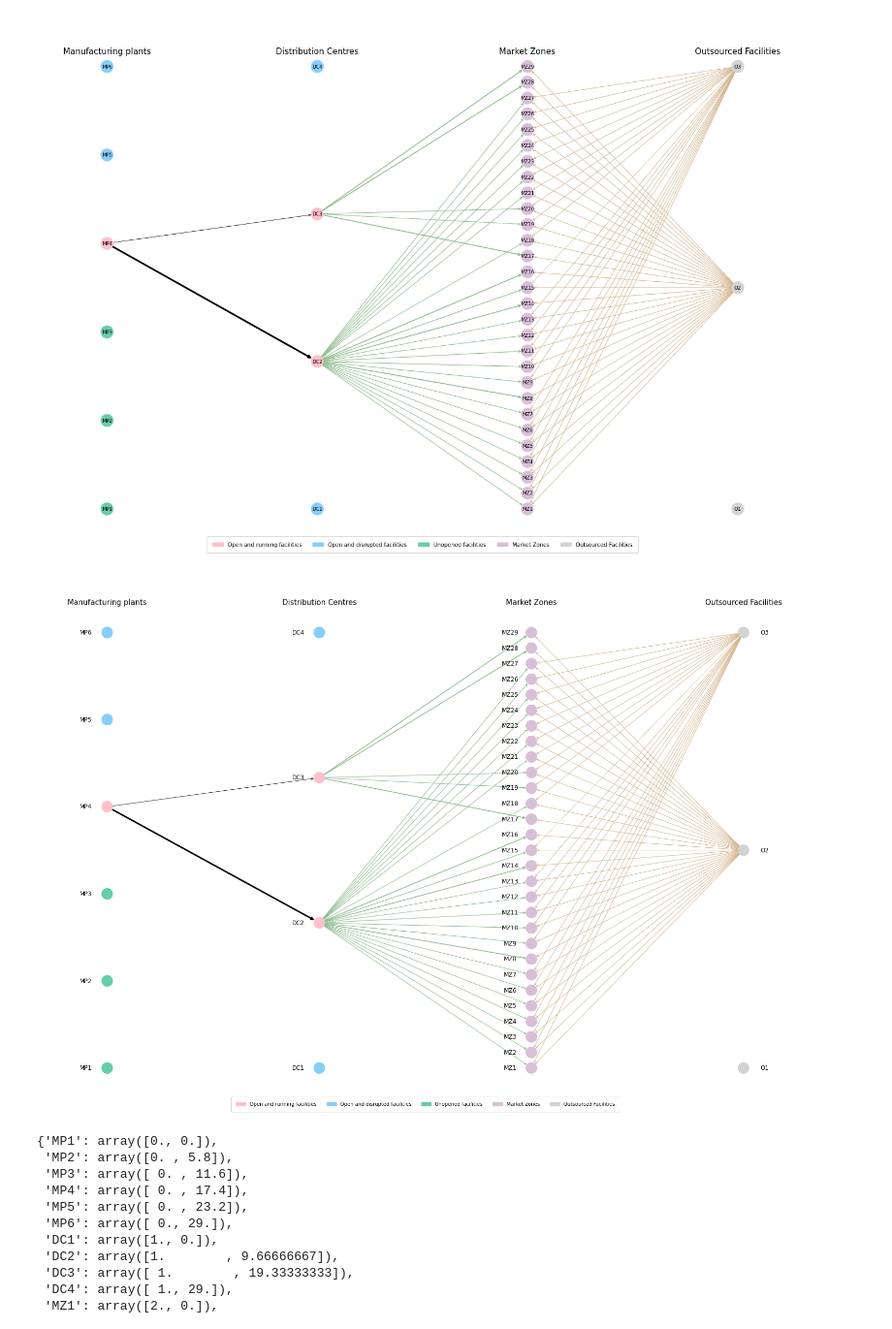
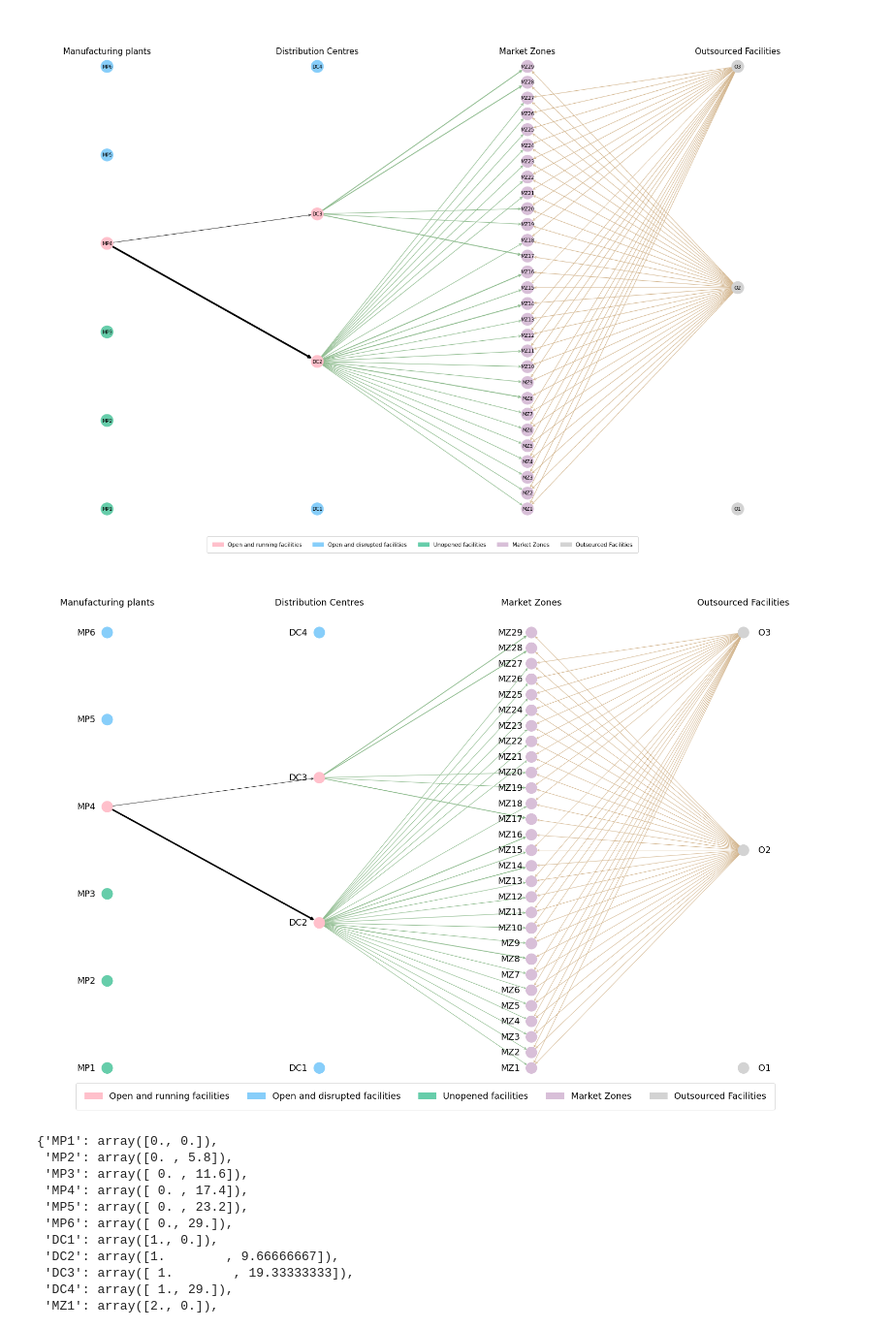
Before and after one commit to dkabe/SC_Resilience, a Jupyter notebook: Notebooks/network_visuals.ipynb, the cells around one changed output. Shown at 97% size. Saved outputs shown, nothing was run; the diff lists cells and outputs as text; code cells hidden in the pictures.

```diff
--- a/Notebooks/network_visuals.ipynb
+++ b/Notebooks/network_visuals.ipynb
@@ -324,43 +324,43 @@ for index in indices:
 
 
     nodePos = nx.shell_layout(Graph)
-    nx.draw_networkx(Graph, with_labels = False, font_size = 9, font_color = "black", node_size = 500, node_color = Node_colors, edge_color = Edge_colors, pos = Position_dic, width = Weight, arrows=True, arrowstyle = '->')
-    nx.draw_networkx_labels(Graph, labels = None, pos = Position_labels)
+    nx.draw_networkx(Graph, with_labels = False, node_size = 500, node_color = Node_colors, edge_color = Edge_colors, pos = Position_dic, width = Weight, arrows=True, arrowstyle = '->')
+    nx.draw_networkx_labels(Graph, labels = None, pos = Position_labels, font_size = 18)
 
     # Add Titles (invisible nodes to put text labels)
     position_mp = (0, 31)
     position_dc = (1, 31)
     position_mz = (2, 31)
     position_o = (3, 31)
     position_titles = [np.asarray(position_mp), np.asarray(position_dc), np.asarray(position_mz), np.asarray(position_o)]
     Graph.add_node("Manufacturing Plants")
     Graph.add_node("Distribution Centres")
     Graph.add_node("Market Zones")
     Graph.add_node("Outsourced Facilities")
     titles = ["Manufacturing plants", "Distribution Centres", "Market Zones", "Outsourced Facilities"]
     title_pos = dict(zip(titles, position_titles))
     label_titles = {}
     for node in titles:
         label_titles[node] = node
     nx.draw_networkx_nodes(Graph, nodelist= titles, pos = title_pos, node_color = "white")
-    nx.draw_networkx_labels(Graph, labels = label_titles, pos = title_pos, font_color = "black", font_size = 15)
+    nx.draw_networkx_labels(Graph, labels = label_titles, pos = title_pos, font_color = "black", font_size = 18)
 
     limits=plt.axis('off')
     plt.gcf().set_size_inches(28, 20)
 
     legend_mp_1 = mpatches.Patch(color = 'pink', label = 'Open and running facilities')
     legend_mp_2 = mpatches.Patch(color = 'lightskyblue', label = 'Open and disrupted facilities')
     legend_mp_3 = mpatches.Patch(color = 'mediumaquamarine', label = 'Unopened facilities')
     legend_mz = mpatches.Patch(color = 'thistle', label = 'Market Zones')
     legend_o = mpatches.Patch(color = 'lightgrey', label = 'Outsourced Facilities')
 
     ax = plt.subplot(111)
-    ax.legend(loc = 'lower center', handles=[legend_mp_1, legend_mp_2, legend_mp_3, legend_mz, legend_o], ncol = 5, borderpad=1)
+    ax.legend(loc = 'lower center', handles=[legend_mp_1, legend_mp_2, legend_mp_3, legend_mz, legend_o], ncol = 5, borderpad=1, fontsize = 18)
 
     plt.savefig("network_visuals.pdf", bbox_inches="tight")
     plt.show()
 # %% [output]
-[figure, old version]
+[figure, new version]
 # %%
 Position_dic
 # %% [output]
```
Also changed, not shown: parts of 10 cells of this notebook, 13 other files.
